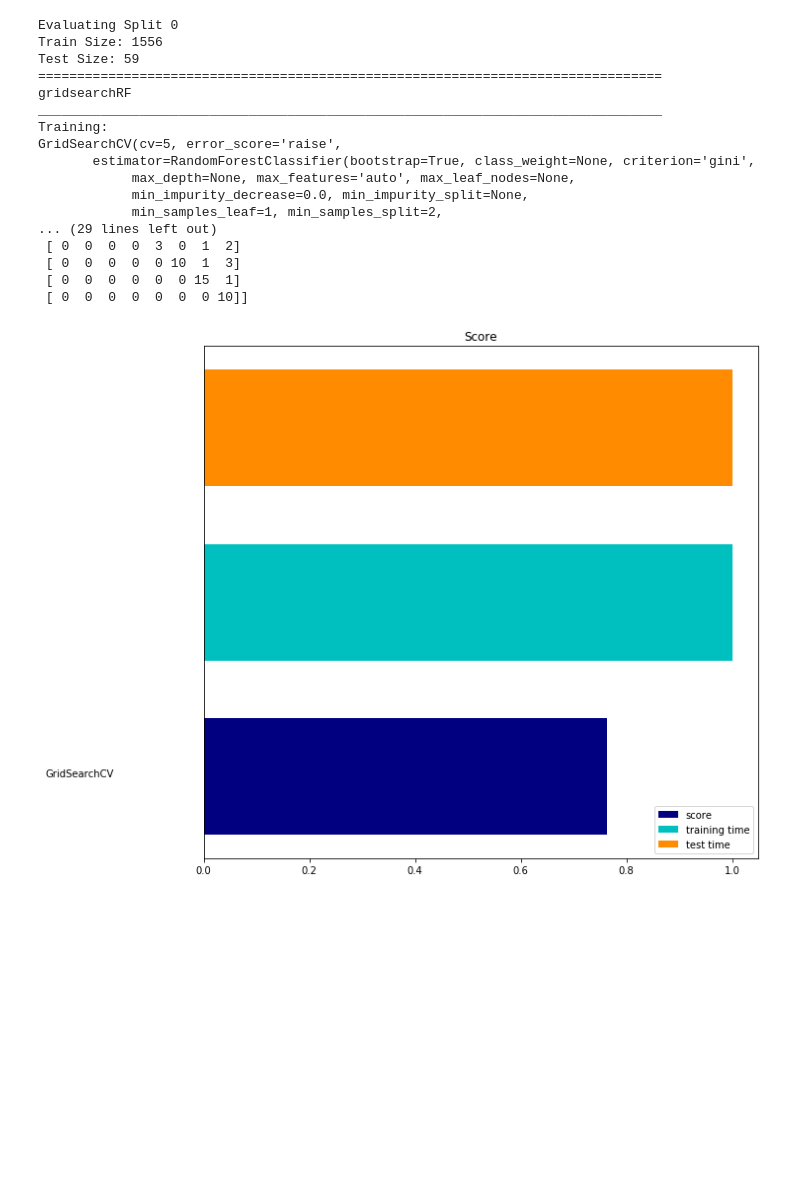
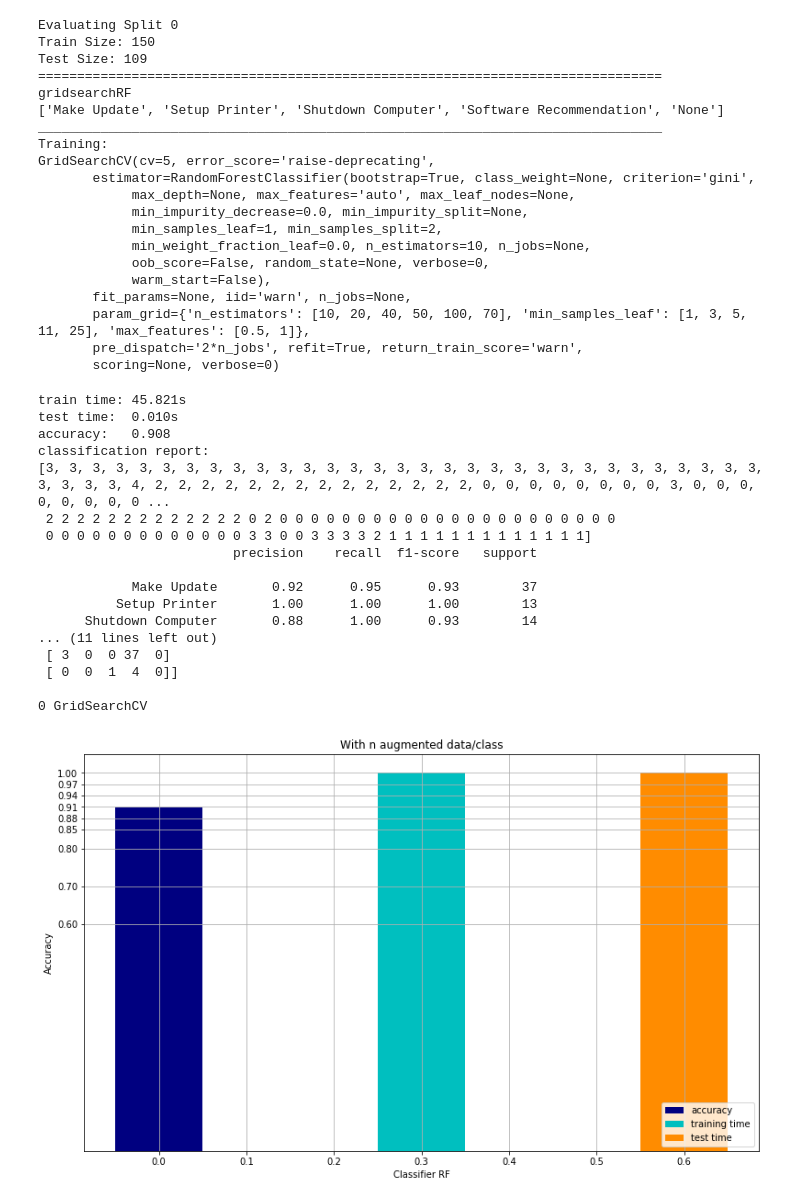
Before and after one commit to kumar-shridhar/QWERTY-based-Mistake-Probability, a Jupyter notebook: RandomForestSemHash.ipynb, the cells around one changed output. Drawn from its saved outputs; the diff is of its cells as text; code cells hidden in the pictures; blank space fills up the shorter version.

Commit message:
Added the first augmentation sets from 1-10 and the firts plots with those, the ipynb looks complete just a matter of changing which set we are on numAug

```diff
--- a/RandomForestSemHash.ipynb
+++ b/RandomForestSemHash.ipynb
@@ -27,8 +206,11 @@ intent_dict_WebApplications = {"Download Video":0, "Change Password":1, "None":2
 # %%
-benchmark_dataset = 'WebApplication' #choose from 'AskUbuntu', 'Chatbot' or 'WebApplications'
+benchmark_dataset = 'AskUbuntu' #choose from 'AskUbuntu', 'Chatbot' or 'WebApplication'
 # %%
 filename_train = "datasets/KL/" + benchmark_dataset + "/train.csv"
 filename_test = "datasets/KL/" + benchmark_dataset + "/test.csv"
+
+filename_augmented = "./datasets/KL/" + benchmark_dataset + "/train_augmented"
+numAug = 2
 # %%
 def read_CSV_datafile(filename):
     X = []
@@ -47,3 +262,9 @@ def read_CSV_datafile(filename):
 # %%
 X_train_raw, y_train_raw = read_CSV_datafile(filename = filename_train)
 X_test_raw, y_test_raw = read_CSV_datafile(filename = filename_test)
+print(y_train_raw)
+
+X_train_raw = xS_train
+y_train_raw = yS_train
+print(y_train_raw)
+print(X_train_raw[0:5])
@@ -213,47 +503,75 @@ def data_for_training():
     return X_train, y_train_raw, X_test, y_test_raw, feature_names
 # %%
 import matplotlib.pyplot as plt
+
+# for numRun in range(10):
+    #increment the num of DA values
 for i_s, split in enumerate(range(1)):
     print("Evaluating Split {}".format(i_s))
     X_train, y_train, X_test, y_test, feature_names = data_for_training()
-    #target_names = ["DepartureTime","FindConnection"]
-    target_names = ["Download Video", "Change Password", "None", "Export Data", "Sync Accounts",
+    if benchmark_dataset == 'Chatbot':
+        target_names = ["DepartureTime","FindConnection"]
+    elif benchmark_dataset == 'WebApplication':
+        target_names = ["Download Video", "Change Password", "None", "Export Data", "Sync Accounts",
                   "Filter Spam", "Find Alternative", "Delete Account"]
+    else:
+        target_names = ["Make Update", "Setup Printer", "Shutdown Computer", "Software Recommendation", "None"]
+
     print("Train Size: {}\nTest Size: {}".format(X_train.shape[0], X_test.shape[0]))
     results = []
 
     parameters_RF={ "n_estimators" : [10,20,40,50,100,70],
            "min_samples_leaf" : [1,3,5,11,25],
                   "max_features" : [0.5,1]}
 
     for clf, name in [
-        (GridSearchCV(RandomForestClassifier(),parameters_RF, cv=5),"gridsearchRF")
+        (GridSearchCV(RandomForestClassifier(n_estimators=10),parameters_RF, cv=5),"gridsearchRF")
         ]:
         print('=' * 80)
         print(name)
-        results.append(benchmark(clf, X_train, y_train, X_test, y_test, target_names,
-                                 feature_names=feature_names))
+        results.append(benchmark(clf, X_train, y_train, X_test, y_test, target_names, feature_names=feature_names))
 
-        plot_results(results)
+#         plot_results(results, nameClass='RF')
+        plot_ver_bars(results,nameClass='RF')
 # %% [output]
 Evaluating Split 0
-Train Size: 1556
-Test Size: 59
+Train Size: 150
+Test Size: 109
 ================================================================================
 gridsearchRF
+['Make Update', 'Setup Printer', 'Shutdown Computer', 'Software Recommendation', 'None']
 ________________________________________________________________________________
 Training:
-GridSearchCV(cv=5, error_score='raise',
+GridSearchCV(cv=5, error_score='raise-deprecating',
        estimator=RandomForestClassifier(bootstrap=True, class_weight=None, criterion='gini',
             max_depth=None, max_features='auto', max_leaf_nodes=None,
             min_impurity_decrease=0.0, min_impurity_split=None,
             min_samples_leaf=1, min_samples_split=2,
-... (29 lines left out)
- [ 0  0  0  0  3  0  1  2]
- [ 0  0  0  0  0 10  1  3]
- [ 0  0  0  0  0  0 15  1]
- [ 0  0  0  0  0  0  0 10]]
+            min_weight_fraction_leaf=0.0, n_estimators=10, n_jobs=None,
+            oob_score=False, random_state=None, verbose=0,
+            warm_start=False),
+       fit_params=None, iid='warn', n_jobs=None,
+       param_grid={'n_estimators': [10, 20, 40, 50, 100, 70], 'min_samples_leaf': [1, 3, 5, 11, 25], 'max_features': [0.5, 1]},
+       pre_dispatch='2*n_jobs', refit=True, return_train_score='warn',
+       scoring=None, verbose=0)
+train time: 45.821s
+test time:  0.010s
+accuracy:   0.908
+classification report:
+[3, 3, 3, 3, 3, 3, 3, 3, 3, 3, 3, 3, 3, 3, 3, 3, 3, 3, 3, 3, 3, 3, 3, 3, 3, 3, 3, 3, 3, 3, 3, 3, 3, 3, 3, 4, 2, 2, 2, 2, 2, 2, 2, 2, 2, 2, 2, 2, 2, 2, 0, 0, 0, 0, 0, 0, 0, 0, 3, 0, 0, 0, 0, 0, 0, 0, 0 ...
+ 2 2 2 2 2 2 2 2 2 2 2 2 2 0 2 0 0 0 0 0 0 0 0 0 0 0 0 0 0 0 0 0 0 0 0 0 0
+ 0 0 0 0 0 0 0 0 0 0 0 0 0 3 3 0 0 3 3 3 3 2 1 1 1 1 1 1 1 1 1 1 1 1 1]
+                         precision    recall  f1-score   support
+
+            Make Update       0.92      0.95      0.93        37
+          Setup Printer       1.00      1.00      1.00        13
+      Shutdown Computer       0.88      1.00      0.93        14
+... (11 lines left out)
+ [ 3  0  0 37  0]
+ [ 0  0  1  4  0]]
+
+0 GridSearchCV
-[figure, old version]
+[figure, new version]
 # %%
 import matplotlib.pyplot as plt
 for i_s, split in enumerate(range(1)):
```
Also changed, not shown: parts of 11 cells of this notebook, 45 other files.
